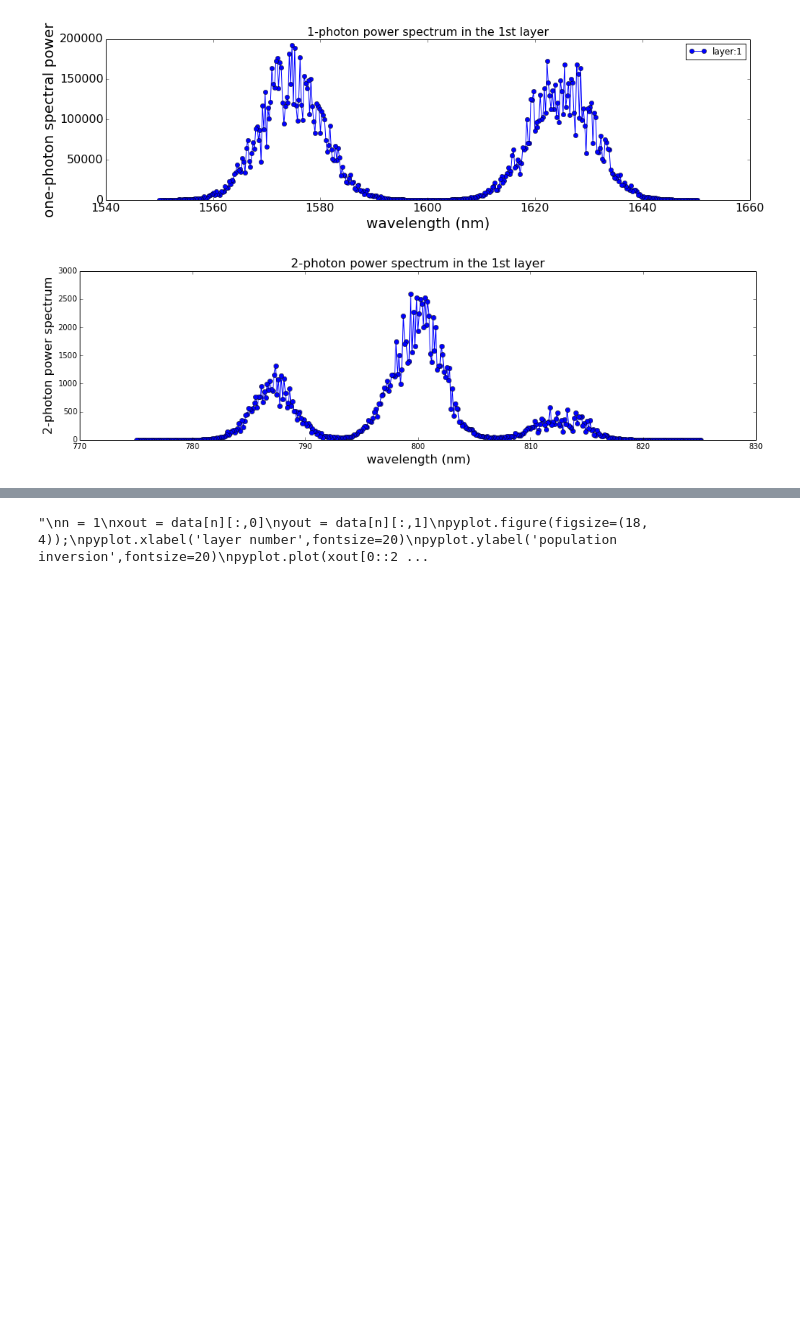
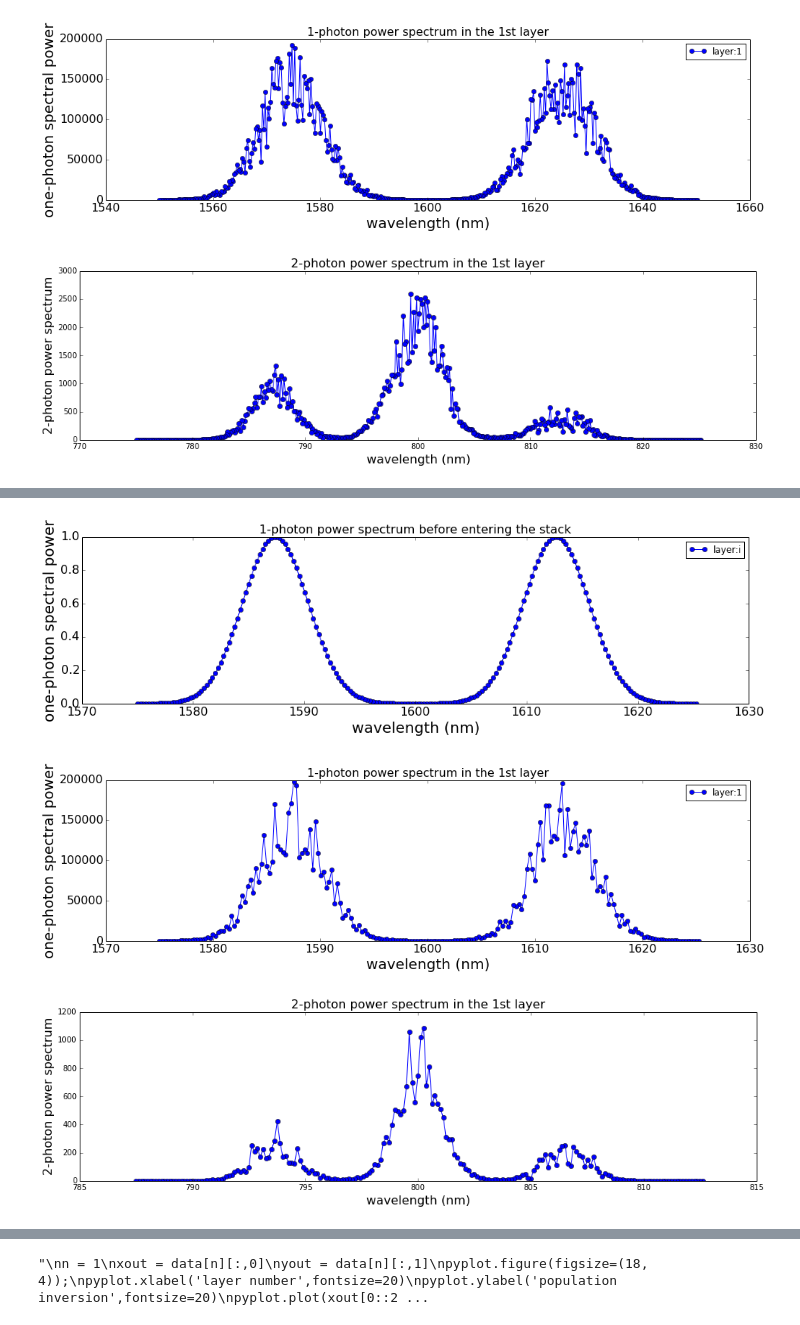
Before and after one commit to chaohan/code-samples, a Jupyter notebook: nb-2PS-A.ipynb, the cells around one changed output, grey strips where cells are left out. Drawn from its saved outputs; the diff is of its cells as text; code cells hidden in the pictures; blank space fills up the shorter version.

```diff
--- a/nb-2PS-A.ipynb
+++ b/nb-2PS-A.ipynb
@@ -69,6 +70,10 @@ pump1.add_packet(200,[1525,1575])
 pump2 = incident_wp(my_stack)
 pump2.add_packet(200,[1600.25,1650.25])
 pump2.add_packet(200,[1550,1600])
+# %%
+pump3 = incident_wp(my_stack)
+pump3.add_packet(100,[1600.25,1625.25])
+pump3.add_packet(100,[1575,1600])
 # %%
 show_spectra(pump1)
 # %% [output]
@@ -101,0 +107,6 @@ plot_focusing(case2)
+# %%
+show_spectra(pump3)
+# %% [output]
+[figure, added]
+[figure, added]
+[figure, added]
```
Also changed, not shown: parts of 3 cells of this notebook.
